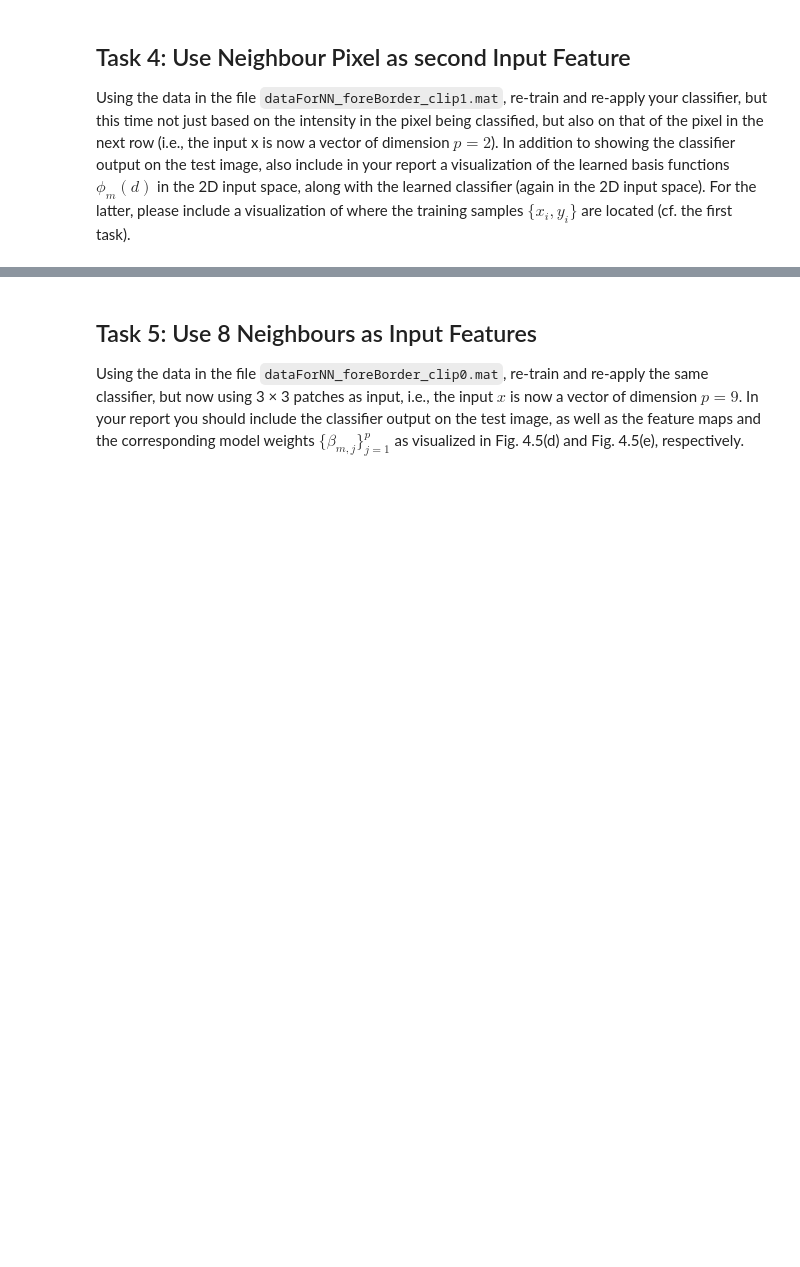
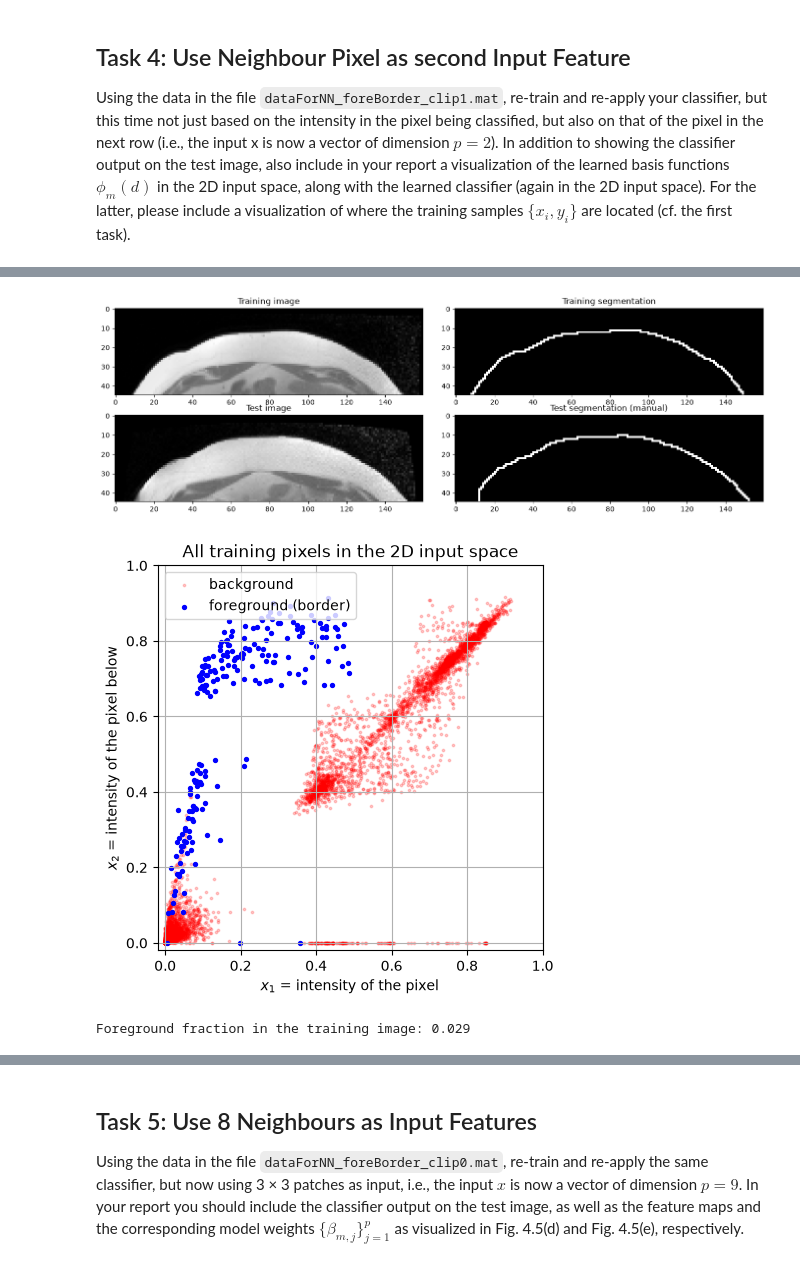
Before and after one commit to andrepribaudtu/MIA, a Jupyter notebook: exercises/Week 8/Ex6_student.ipynb, the cells around one changed output, grey strips where cells are left out. Cells and saved outputs as stored; diff of their text form; code cells hidden in the pictures; blank space fills up the shorter version.

```diff
--- a/exercises/Week 8/Ex6_student.ipynb
+++ b/exercises/Week 8/Ex6_student.ipynb
@@ -227,0 +754,32 @@
+# %%
+# Task 4: two input features (pixel + pixel in the next row)
+clip1 = np.load('dataForNN_foreBorder_clip1.npy', allow_pickle=True).tolist()
+TI4, TS4 = clip1['trainingImage'], clip1['trainingSegmentation']
+TestI4, TestS4 = clip1['testImage'], clip1['testSegmentation']
+
+numberOfNeighbors4 = 1
+featTrain4 = getInputFeatures(TI4, numberOfNeighbors4)
+featTest4 = getInputFeatures(TestI4, numberOfNeighbors4)
+p4 = featTrain4.shape[2]
+
+# Data exploration: training/test images and the training pixels in the 2D input space
+fig, axes = plt.subplots(2, 2, figsize=(14, 4.5))
+axes[0, 0].imshow(TI4, cmap='gray');     axes[0, 0].set_title('Training image')
+axes[0, 1].imshow(TS4, cmap='gray');     axes[0, 1].set_title('Training segmentation')
+axes[1, 0].imshow(TestI4, cmap='gray');  axes[1, 0].set_title('Test image')
+axes[1, 1].imshow(TestS4, cmap='gray');  axes[1, 1].set_title('Test segmentation (manual)')
+plt.tight_layout(); plt.show()
+
+X_all, t_all = featTrain4.reshape(-1, p4), TS4.ravel()
+plt.figure(figsize=(5.5, 5))
+plt.scatter(X_all[t_all == 0, 0], X_all[t_all == 0, 1], s=3, c='r', alpha=0.2, label='background')
+plt.scatter(X_all[t_all == 1, 0], X_all[t_all == 1, 1], s=8, c='b', label='foreground (border)')
+plt.xlabel('$x_1$ = intensity of the pixel'); plt.ylabel('$x_2$ = intensity of the pixel below')
+plt.title('All training pixels in the 2D input space')
+plt.axis('square'); plt.xlim(-0.02, 1); plt.ylim(-0.02, 1); plt.legend(); plt.grid(True)
+plt.show()
+print(f'Foreground fraction in the training image: {TS4.mean():.3f}')
+# %% [output]
+[figure, added]
+[figure, added]
+Foreground fraction in the training image: 0.029
```
Also changed, not shown: parts of 22 cells of this notebook, 1 other file.
